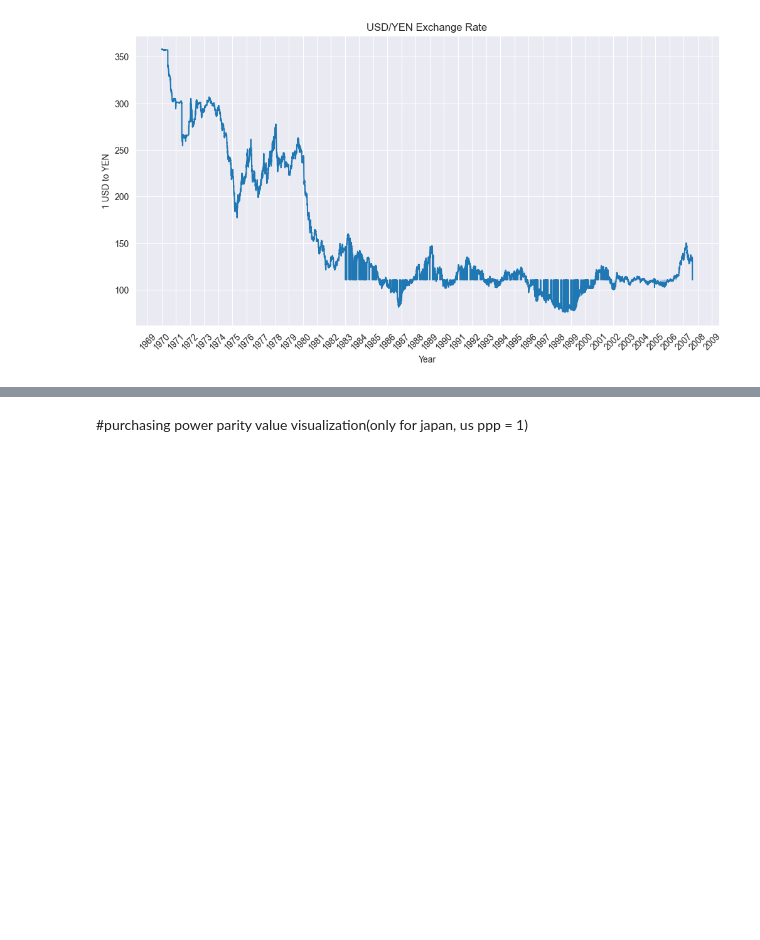
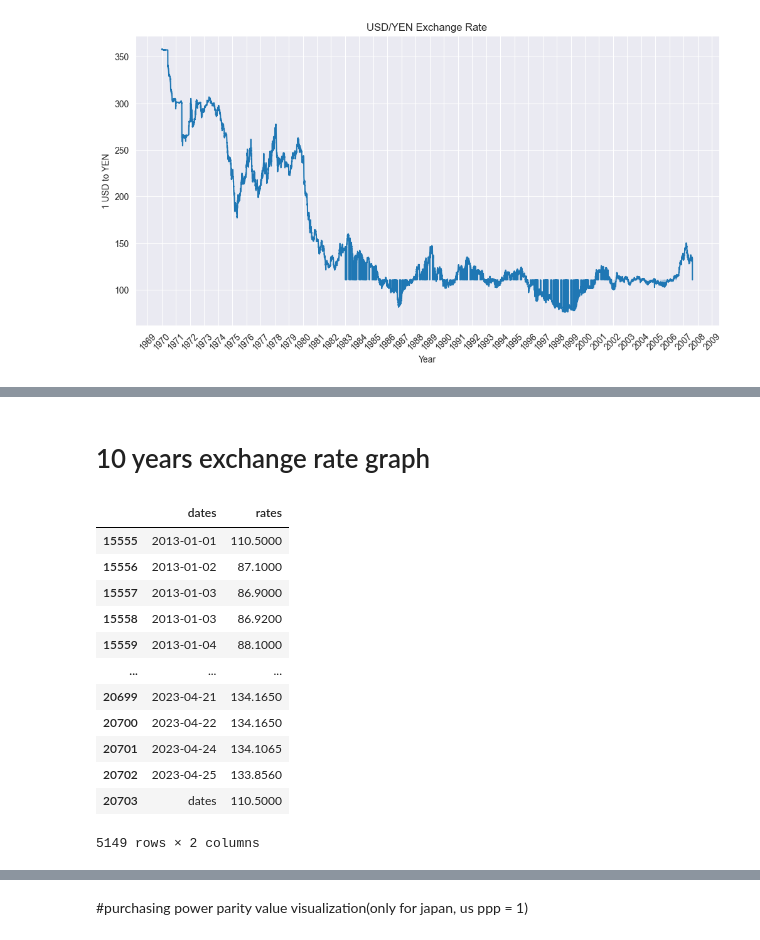
Before and after one commit to K0725/ExchangeRate_Analysis, a Jupyter notebook: group_project/Project Demo.ipynb, the cells around one changed output, grey strips where cells are left out. Saved outputs shown, nothing was run; the diff lists cells and outputs as text; code cells hidden in the pictures; blank space fills up the shorter version.

```diff
--- a/group_project/Project Demo.ipynb
+++ b/group_project/Project Demo.ipynb
@@ -124,0 +104,20 @@ plt.show()
+# %% [markdown]
+# 10 years exchange rate graph
+# %%
+exchange.index[exchange['dates']=='2013-01-01']
+#slicing old df to new df
+exchange_2013_2023 = exchange[15555:]
+# %% [output]
+|  | dates | rates |
+| 15555 | 2013-01-01 | 110.5000 |
+| 15556 | 2013-01-02 | 87.1000 |
+| 15557 | 2013-01-03 | 86.9000 |
+| 15558 | 2013-01-03 | 86.9200 |
+| 15559 | 2013-01-04 | 88.1000 |
+| ... | ... | ... |
+| 20699 | 2023-04-21 | 134.1650 |
+| 20700 | 2023-04-22 | 134.1650 |
+| 20701 | 2023-04-24 | 134.1065 |
+| 20702 | 2023-04-25 | 133.8560 |
+| 20703 | dates | 110.5000 |
+5149 rows × 2 columns
```
Also changed, not shown: parts of 19 cells of this notebook.
